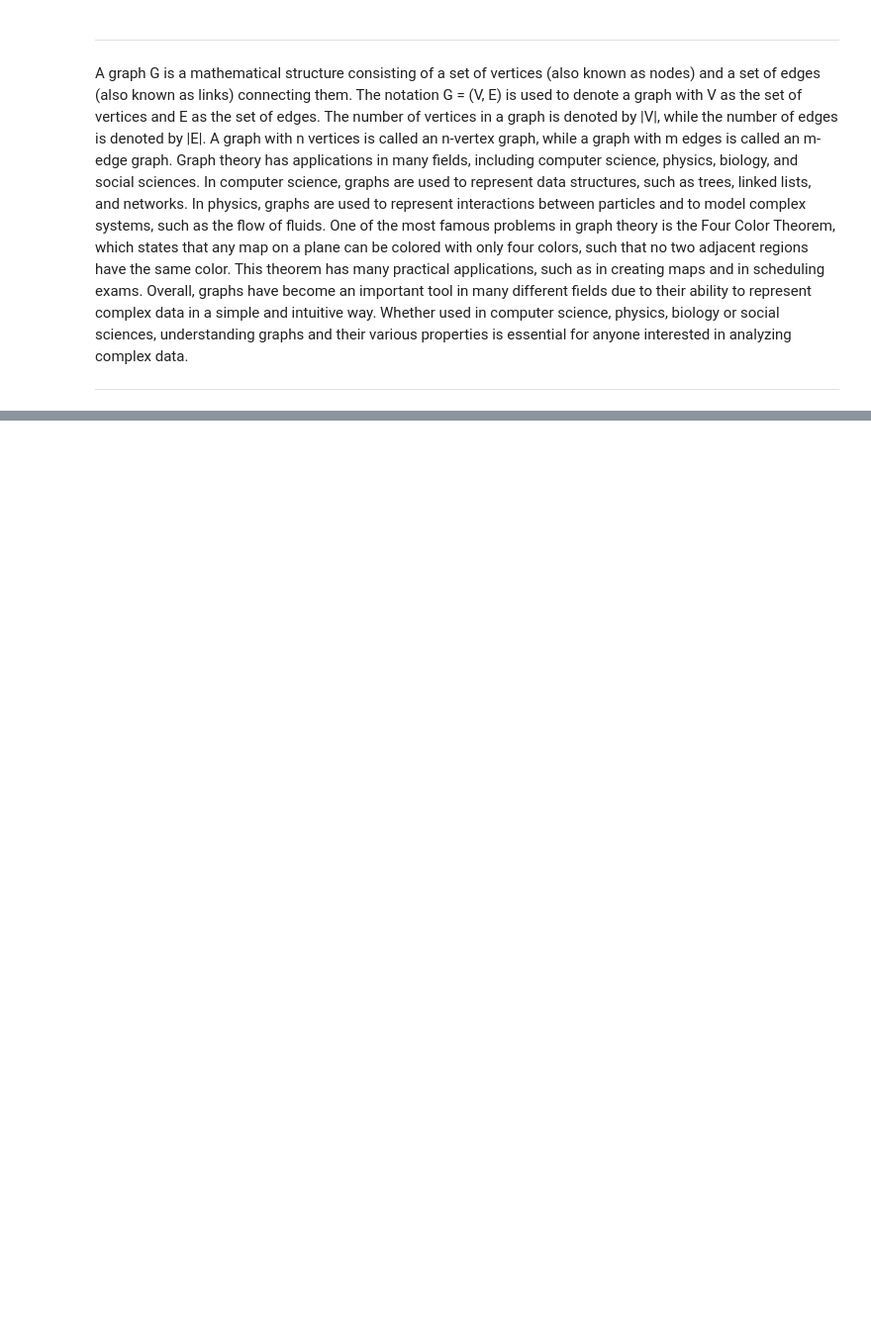
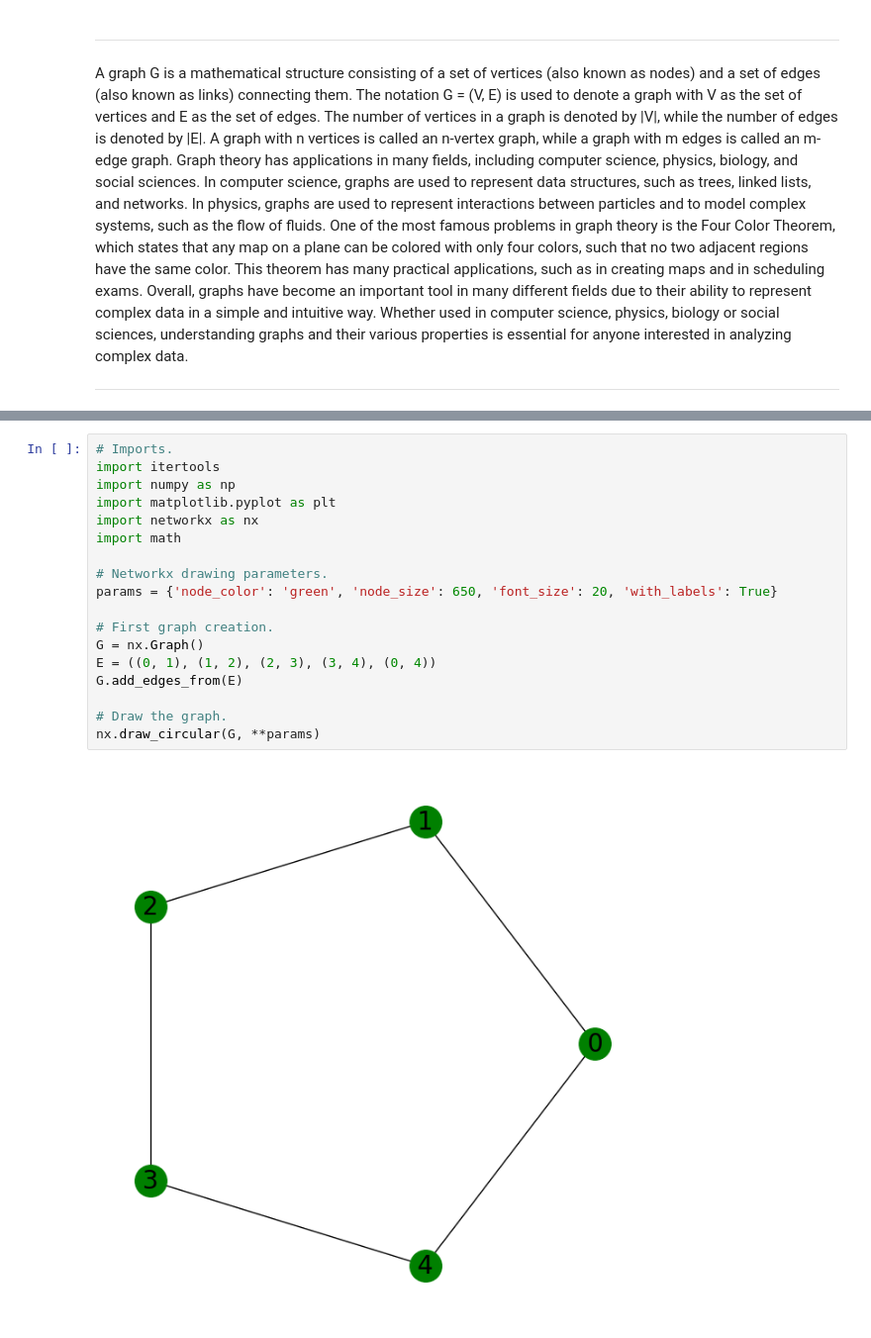
Before and after one commit to damienmcdonagh2020/graphTheoryDamienMcDonaghg00386999, a Jupyter notebook: pythonIntroduction.ipynb, the cells around one changed output, grey strips where cells are left out. Shown at 99% size. Saved outputs shown, nothing was run; the diff lists cells and outputs as text; blank space fills up the shorter version.

```diff
--- a/pythonIntroduction.ipynb
+++ b/pythonIntroduction.ipynb
@@ -16,0 +87,20 @@ Overall, graphs have become an important tool in many different fields due to th
+# %%
+# Imports.
+import itertools
+import numpy as np
+import matplotlib.pyplot as plt
+import networkx as nx
+import math
+
+# Networkx drawing parameters.
+params = {'node_color': 'green', 'node_size': 650, 'font_size': 20, 'with_labels': True}
+
+# First graph creation.
+G = nx.Graph()
+E = ((0, 1), (1, 2), (2, 3), (3, 4), (0, 4))
+G.add_edges_from(E)
+
+# Draw the graph.
+nx.draw_circular(G, **params)
+# %% [output]
+[figure, added]
```
Also changed, not shown: parts of 18 cells of this notebook.
